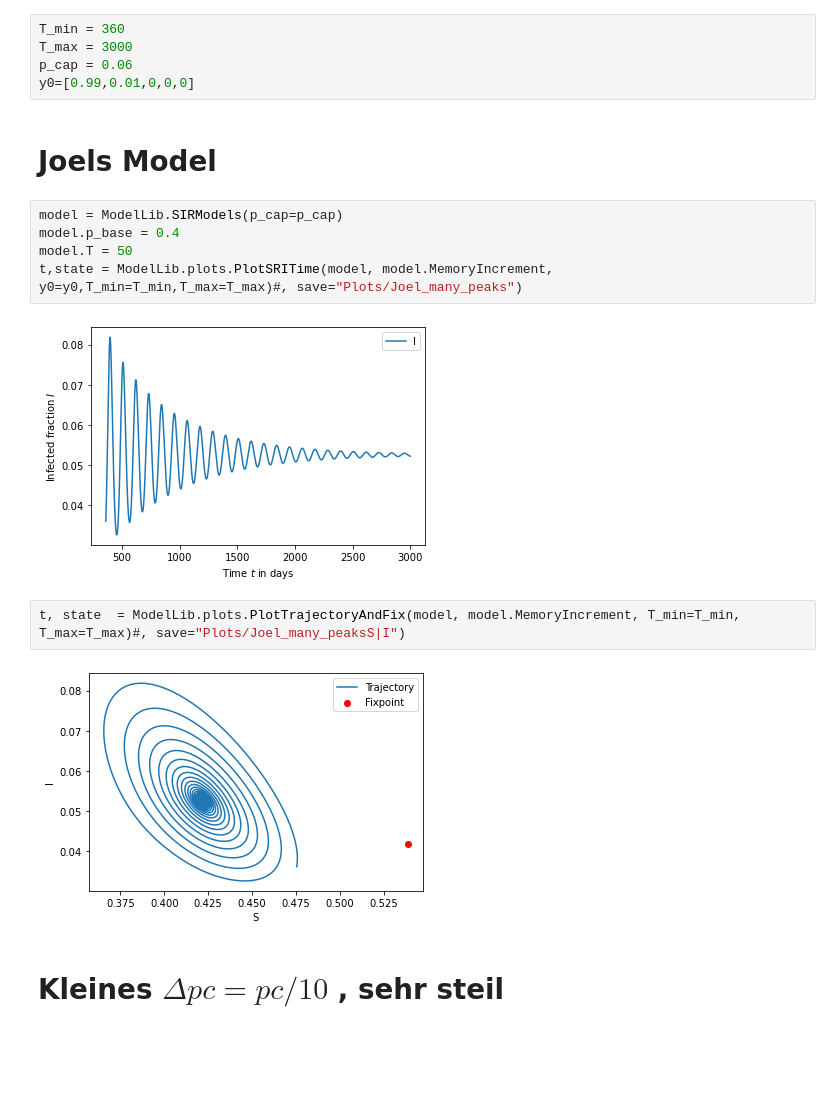
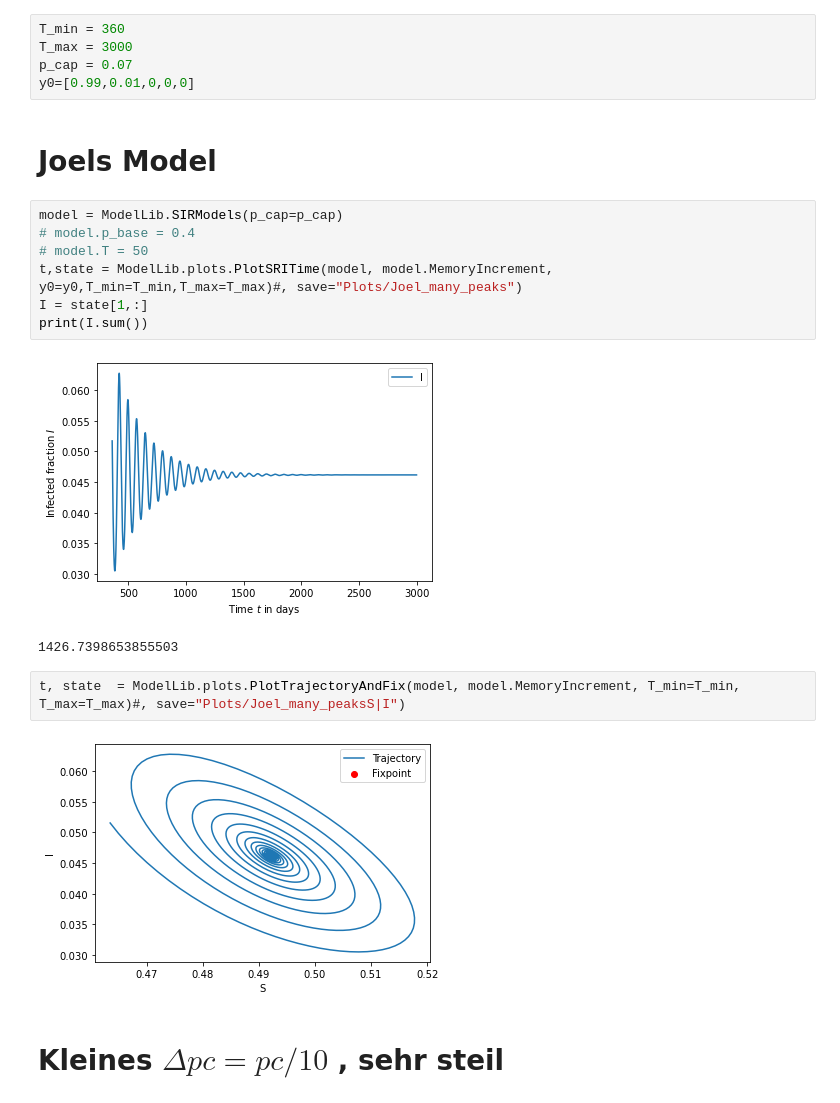
Before and after one commit to simonblaue/Epidemics_SRI_model, a Jupyter notebook: Many_Peaks.ipynb, the cells around one changed output. Saved outputs shown, nothing was run; the diff lists cells and outputs as text; blank space fills up the shorter version.

```diff
--- a/Many_Peaks.ipynb
+++ b/Many_Peaks.ipynb
@@ -5,21 +5,24 @@ import ModelLib
 # %%
 T_min = 360
 T_max = 3000
-p_cap = 0.06
+p_cap = 0.07
 y0=[0.99,0.01,0,0,0]
 # %% [markdown]
 # Joels Model
 # %%
 model = ModelLib.SIRModels(p_cap=p_cap)
-model.p_base = 0.4
-model.T = 50
+# model.p_base = 0.4
+# model.T = 50
 t,state = ModelLib.plots.PlotSRITime(model, model.MemoryIncrement, y0=y0,T_min=T_min,T_max=T_max)#, save="Plots/Joel_many_peaks")
+I = state[1,:]
+print(I.sum())
 # %% [output]
-[figure, old version]
+[figure, new version]
+1426.7398653855503
 # %%
 t, state  = ModelLib.plots.PlotTrajectoryAndFix(model, model.MemoryIncrement, T_min=T_min, T_max=T_max)#, save="Plots/Joel_many_peaksS|I")
 # %% [output]
-[figure, old version]
+[figure, new version]
 # %% [markdown]
 # Kleines $\Delta pc= pc/10$ , sehr steil
 # %%
```
Also changed, not shown: parts of 7 cells of this notebook, 13 other files.
